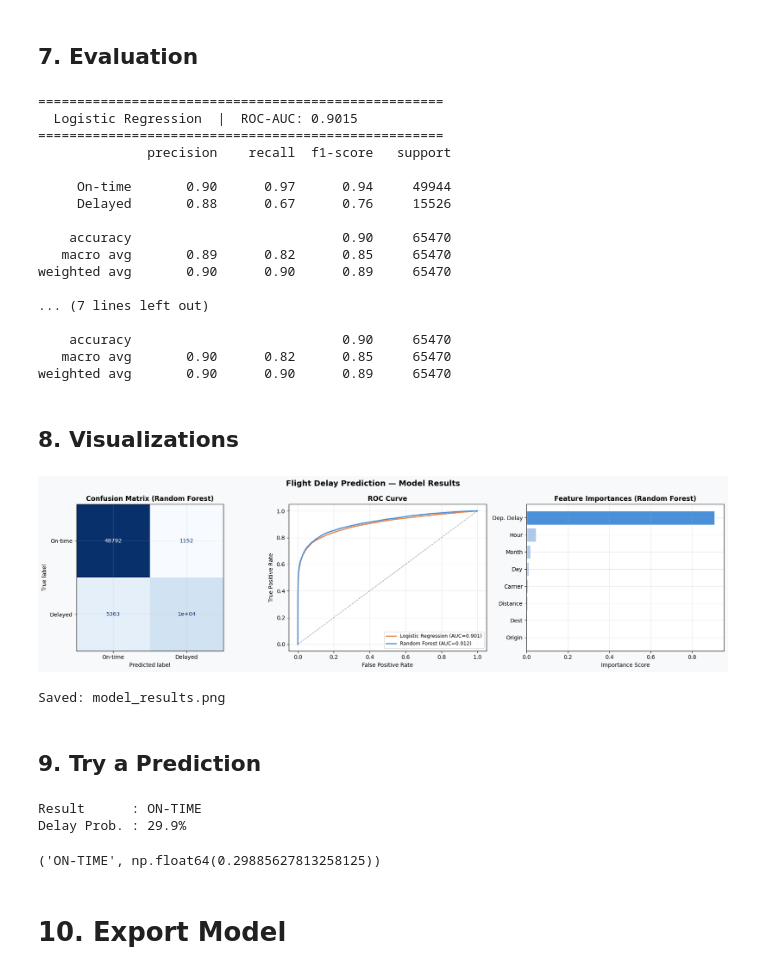
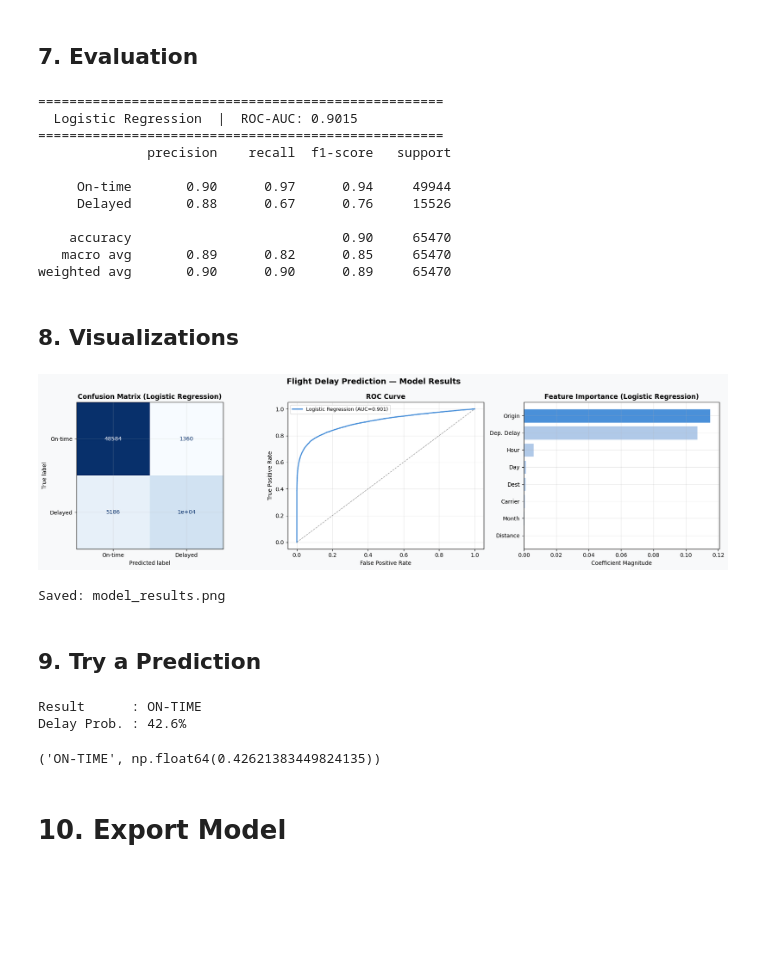
Before and after one commit to kierncb/flight-delay-analysis, a Jupyter notebook: analysis/flight_delay_prediction.ipynb, the cells around one changed output. Cells and saved outputs as stored; diff of their text form; code cells hidden in the pictures; blank space fills up the shorter version.

```diff
--- a/analysis/flight_delay_prediction.ipynb
+++ b/analysis/flight_delay_prediction.ipynb
@@ -116,7 +112,7 @@ Models trained ✓
 # %% [markdown]
 ## 7. Evaluation
 # %%
-for name, model in [('Logistic Regression', lr), ('Random Forest', rf)]:
+for name, model in [('Logistic Regression', lr)]:
     y_pred = model.predict(X_test)
     auc    = roc_auc_score(y_test, model.predict_proba(X_test)[:, 1])
     print(f"{'='*52}")
@@ -135,60 +131,61 @@ for name, model in [('Logistic Regression', lr), ('Random Forest', rf)]:
     accuracy                           0.90     65470
    macro avg       0.89      0.82      0.85     65470
 weighted avg       0.90      0.90      0.89     65470
-
-... (7 lines left out)
-
-    accuracy                           0.90     65470
-   macro avg       0.90      0.82      0.85     65470
-weighted avg       0.90      0.90      0.89     65470
 # %% [markdown]
 ## 8. Visualizations
 # %%
 fig, axes = plt.subplots(1, 3, figsize=(18, 5))
 fig.suptitle('Flight Delay Prediction — Model Results', fontsize=14, fontweight='bold')
 
-# Confusion Matrix
-y_pred_rf = rf.predict(X_test)
-cm = confusion_matrix(y_test, y_pred_rf)
+# Confusion Matrix (Logistic Regression)
+y_pred_lr = lr.predict(X_test)
+cm = confusion_matrix(y_test, y_pred_lr)
 ConfusionMatrixDisplay(cm, display_labels=['On-time', 'Delayed']).plot(
     ax=axes[0], colorbar=False, cmap='Blues')
-axes[0].set_title('Confusion Matrix (Random Forest)', fontweight='bold')
+
+axes[0].set_title('Confusion Matrix (Logistic Regression)', fontweight='bold')
 
 # ROC Curve
-for name, model, color in [('Logistic Regression', lr, ORANGE), ('Random Forest', rf, BLUE)]:
-    fpr, tpr, _ = roc_curve(y_test, model.predict_proba(X_test)[:, 1])
-    auc = roc_auc_score(y_test, model.predict_proba(X_test)[:, 1])
-    axes[1].plot(fpr, tpr, label=f'{name} (AUC={auc:.3f})', color=color, lw=2)
+fpr, tpr, _ = roc_curve(y_test, lr.predict_proba(X_test)[:, 1])
+auc = roc_auc_score(y_test, lr.predict_proba(X_test)[:, 1])
+
+axes[1].plot(fpr, tpr, label=f'Logistic Regression (AUC={auc:.3f})', color=BLUE, lw=2)
 axes[1].plot([0,1],[0,1],'k--',lw=1,alpha=0.4)
 axes[1].set_xlabel('False Positive Rate')
 axes[1].set_ylabel('True Positive Rate')
 axes[1].set_title('ROC Curve', fontweight='bold')
 axes[1].legend(fontsize=9)
 
-# Feature Importances
+# Feature Importance (Logistic Regression → coefficients instead of RF importances)
 feat_labels = ['Month','Day','Hour','Dep. Delay','Distance','Carrier','Origin','Dest']
-imp = rf.feature_importances_
+imp = np.abs(lr.coef_[0])  # use absolute coefficients as importance proxy
+
 idx = np.argsort(imp)
 colors = [BLUE if i == idx[-1] else '#b0c9e8' for i in idx]
+
 axes[2].barh([feat_labels[i] for i in idx], imp[idx], color=colors, edgecolor='white')
-axes[2].set_title('Feature Importances (Random Forest)', fontweight='bold')
-axes[2].set_xlabel('Importance Score')
+axes[2].set_title('Feature Importance (Logistic Regression)', fontweight='bold')
+axes[2].set_xlabel('Coefficient Magnitude')
 
 plt.tight_layout()
 plt.savefig('model_results.png', dpi=150, bbox_inches='tight')
 plt.show()
+
 print("Saved: model_results.png")
 # %% [output]
-[figure, old version]
+[figure, new version]
 Saved: model_results.png
 # %% [markdown]
 ## 9. Try a Prediction
 # %%
 def predict_flight(month, day, hour, dep_delay, distance, carrier, origin, dest):
     """Predict arrival delay for a single flight."""
+
     def safe_encode(le, val):
-        try: return le.transform([val])[0]
-        except ValueError: return -1
+        try:
+            return le.transform([val])[0]
+        except ValueError:
+            return -1
 
     sample = pd.DataFrame([[
         month, day, hour, dep_delay, distance,
@@ -197,19 +194,24 @@ def predict_flight(month, day, hour, dep_delay, distance, carrier, origin, dest)
         safe_encode(le_dest, dest)
     ]], columns=feature_cols)
 
-    prob  = rf.predict_proba(sample)[0][1]
+    prob = lr.predict_proba(sample)[0][1]
     label = 'DELAYED' if prob > 0.5 else 'ON-TIME'
+
     print(f"Result      : {label}")
     print(f"Delay Prob. : {prob*100:.1f}%")
+
     return label, prob
 
-# Example: UA flight, EWR → IAH, 5pm departure, 20min dep delay
-predict_flight(month=7, day=15, hour=17, dep_delay=20,
-               distance=1400, carrier='UA', origin='EWR', dest='IAH')
+
+# Example
+predict_flight(
+    month=7, day=15, hour=17, dep_delay=20,
+    distance=1400, carrier='UA', origin='EWR', dest='IAH'
+)
 # %% [output]
 Result      : ON-TIME
-Delay Prob. : 29.9%
+Delay Prob. : 42.6%
-('ON-TIME', np.float64(0.29885627813258125))
+('ON-TIME', np.float64(0.42621383449824135))
 # %% [markdown]
 # 10. Export Model
 # %%
```
Also changed, not shown: parts of 2 cells of this notebook, 4 other files.
